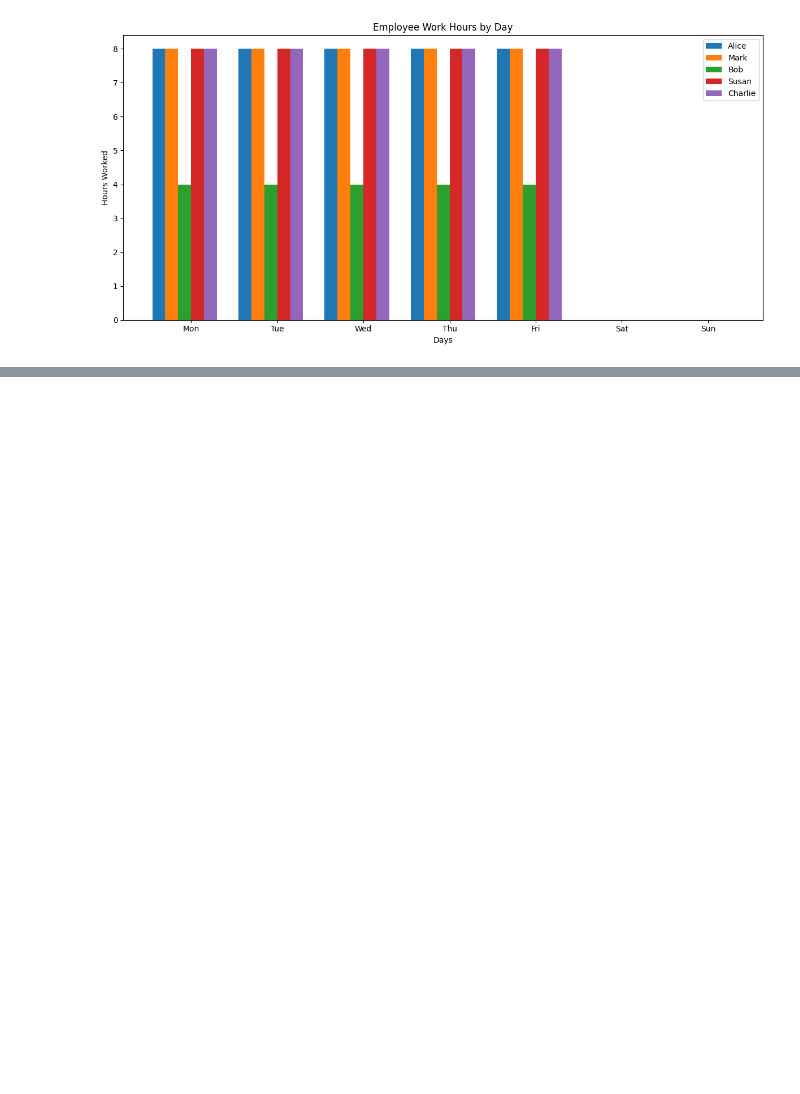
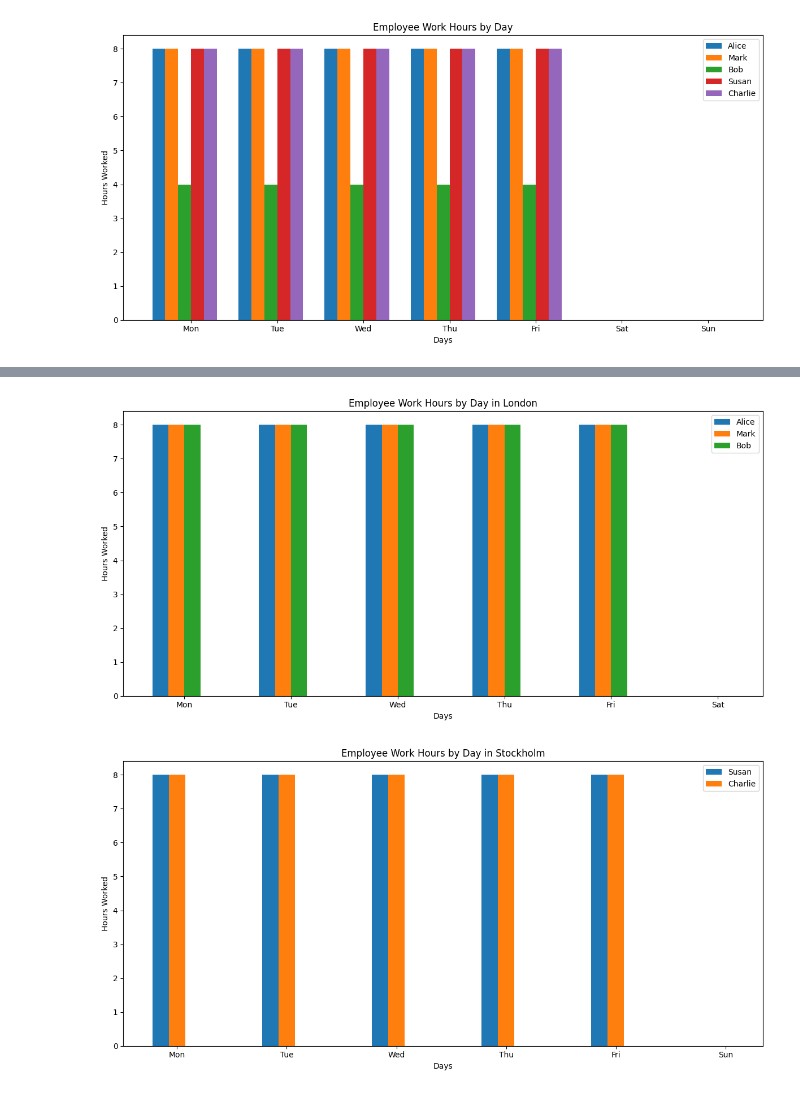
Before and after one commit to Alssndr0/ai-hack-nordic-2024, a Jupyter notebook: code/schedule.ipynb, the cells around one changed output, grey strips where cells are left out. Drawn from its saved outputs; the diff is of its cells as text; code cells hidden in the pictures; blank space fills up the shorter version.

```diff
--- a/code/schedule.ipynb
+++ b/code/schedule.ipynb
@@ -419,0 +1008,49 @@ plot_employee_work_hours(schedule_results)
+# %%
+def plot_employee_work_hours(schedules):
+    """
+    Plots employee work hours by day for each location.
+
+    Parameters:
+    - schedules: dict
+        Dictionary containing scheduled work hours for each location, employee, day, and role.
+    """
+    for location, location_data in schedules.items():
+        # Prepare data for plotting
+        days = list(next(iter(location_data.values())).keys())
+        employees = list(location_data.keys())
+
+        # Calculate total hours worked by each employee each day
+        employee_hours = {
+            e: [sum(location_data[e][d].values()) for d in days]
+            for e in employees
+        }
+
+        # Create a plot for each location
+        fig, ax = plt.subplots(figsize=(12, 6))
+
+        # Define bar width and positions
+        bar_width = 0.15
+        positions = [i for i in range(len(days))]
+
+        # Plot each employee's working hours for each day
+        for i, employee in enumerate(employees):
+            # Add bars for each employee
+            ax.bar([p + i * bar_width for p in positions], employee_hours[employee], bar_width, label=employee)
+
+        # Customize the plot
+        ax.set_xlabel('Days')
+        ax.set_ylabel('Hours Worked')
+        ax.set_title(f'Employee Work Hours by Day in {location}')
+        ax.set_xticks([p + bar_width * (len(employees) / 2) for p in positions])
+        ax.set_xticklabels(days)
+        ax.legend()
+
+        # Show the plot
+        plt.tight_layout()
+        plt.show()
+
+# Plot the employee work hours
+plot_employee_work_hours(schedules)
+# %% [output]
+[figure, added]
+[figure, added]
```
Also changed, not shown: parts of 20 cells of this notebook.
